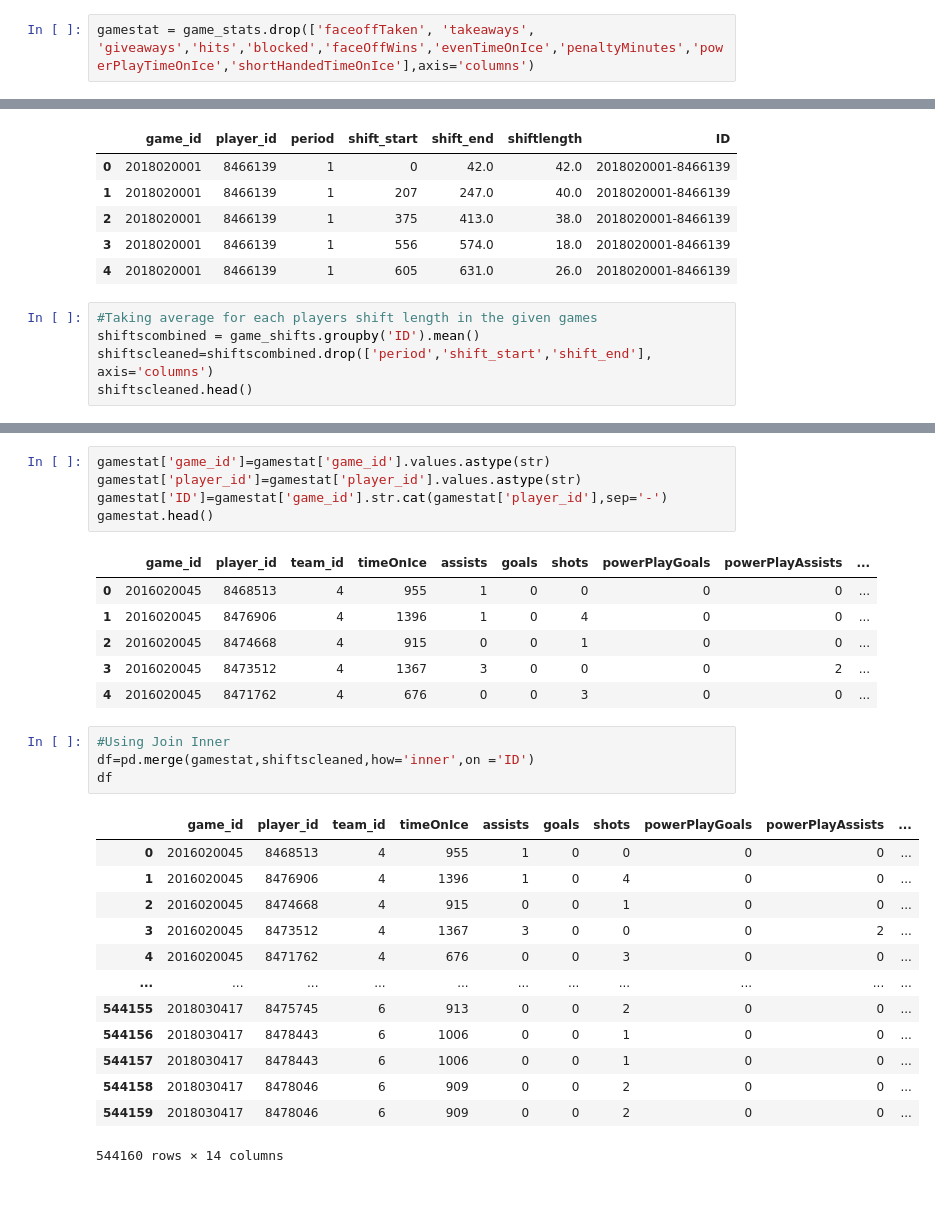
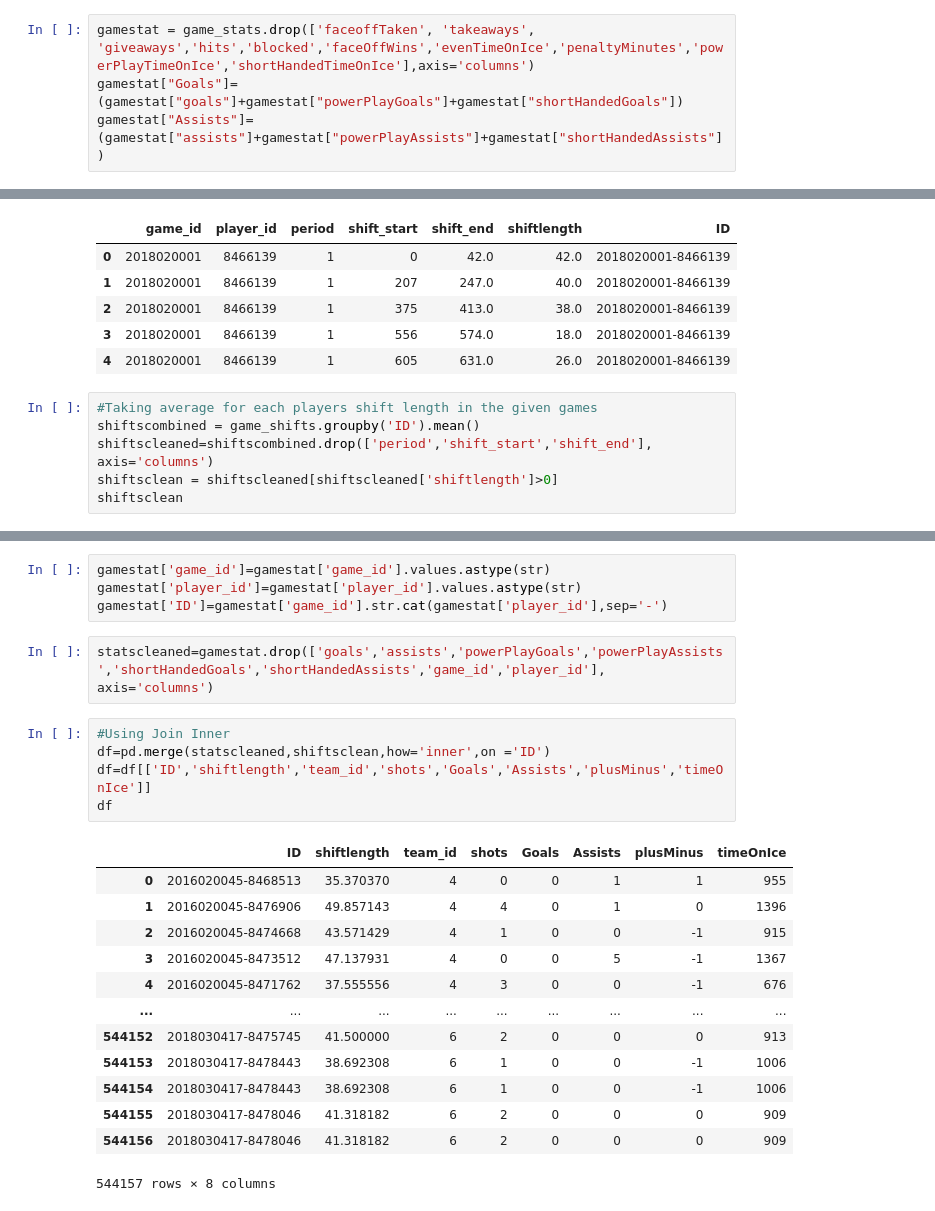
Before and after one commit to data301-2021-summer2/project-group39-project, a Jupyter notebook: analysis/Vanessa/Milestone2.ipynb, the cells around one changed output, grey strips where cells are left out. Saved outputs shown, nothing was run; the diff lists cells and outputs as text.

```diff
--- a/analysis/Vanessa/Milestone2.ipynb
+++ b/analysis/Vanessa/Milestone2.ipynb
@@ -34,6 +36,8 @@ game_stats.head()
 Removing unecessary columns
 # %%
 gamestat = game_stats.drop(['faceoffTaken', 'takeaways', 'giveaways','hits','blocked','faceOffWins','evenTimeOnIce','penaltyMinutes','powerPlayTimeOnIce','shortHandedTimeOnIce'],axis='columns')
+gamestat["Goals"]=(gamestat["goals"]+gamestat["powerPlayGoals"]+gamestat["shortHandedGoals"])
+gamestat["Assists"]=(gamestat["assists"]+gamestat["powerPlayAssists"]+gamestat["shortHandedAssists"])
 # %%
 ###Calculting the length of shifts for each of the players in each game
 game_shifts['shiftlength']=(game_shifts['shift_end']-game_shifts['shift_start'])
@@ -55,7 +59,8 @@ game_shifts.head()
 #Taking average for each players shift length in the given games
 shiftscombined = game_shifts.groupby('ID').mean()
 shiftscleaned=shiftscombined.drop(['period','shift_start','shift_end'], axis='columns')
-shiftscleaned.head()
+shiftsclean = shiftscleaned[shiftscleaned['shiftlength']>0]
+shiftsclean
 # %% [output]
 |  | shiftlength |
 | ID |  |
@@ -68,29 +80,24 @@ shiftscleaned.head()
 gamestat['game_id']=gamestat['game_id'].values.astype(str)
 gamestat['player_id']=gamestat['player_id'].values.astype(str)
 gamestat['ID']=gamestat['game_id'].str.cat(gamestat['player_id'],sep='-')
-gamestat.head()
-# %% [output]
-|  | game_id | player_id | team_id | timeOnIce | assists | goals | shots | powerPlayGoals | powerPlayAssists | ... |
-| 0 | 2016020045 | 8468513 | 4 | 955 | 1 | 0 | 0 | 0 | 0 | ... |
-| 1 | 2016020045 | 8476906 | 4 | 1396 | 1 | 0 | 4 | 0 | 0 | ... |
-| 2 | 2016020045 | 8474668 | 4 | 915 | 0 | 0 | 1 | 0 | 0 | ... |
-| 3 | 2016020045 | 8473512 | 4 | 1367 | 3 | 0 | 0 | 0 | 2 | ... |
-| 4 | 2016020045 | 8471762 | 4 | 676 | 0 | 0 | 3 | 0 | 0 | ... |
+# %%
+statscleaned=gamestat.drop(['goals','assists','powerPlayGoals','powerPlayAssists','shortHandedGoals','shortHandedAssists','game_id','player_id'], axis='columns')
 # %%
 #Using Join Inner
-df=pd.merge(gamestat,shiftscleaned,how='inner',on ='ID')
+df=pd.merge(statscleaned,shiftsclean,how='inner',on ='ID')
+df=df[['ID','shiftlength','team_id','shots','Goals','Assists','plusMinus','timeOnIce']]
 df
 # %% [output]
-|  | game_id | player_id | team_id | timeOnIce | assists | goals | shots | powerPlayGoals | powerPlayAssists | ... |
-| 0 | 2016020045 | 8468513 | 4 | 955 | 1 | 0 | 0 | 0 | 0 | ... |
-| 1 | 2016020045 | 8476906 | 4 | 1396 | 1 | 0 | 4 | 0 | 0 | ... |
-| 2 | 2016020045 | 8474668 | 4 | 915 | 0 | 0 | 1 | 0 | 0 | ... |
-| 3 | 2016020045 | 8473512 | 4 | 1367 | 3 | 0 | 0 | 0 | 2 | ... |
-| 4 | 2016020045 | 8471762 | 4 | 676 | 0 | 0 | 3 | 0 | 0 | ... |
-| ... | ... | ... | ... | ... | ... | ... | ... | ... | ... | ... |
-| 544155 | 2018030417 | 8475745 | 6 | 913 | 0 | 0 | 2 | 0 | 0 | ... |
-| 544156 | 2018030417 | 8478443 | 6 | 1006 | 0 | 0 | 1 | 0 | 0 | ... |
-| 544157 | 2018030417 | 8478443 | 6 | 1006 | 0 | 0 | 1 | 0 | 0 | ... |
-| 544158 | 2018030417 | 8478046 | 6 | 909 | 0 | 0 | 2 | 0 | 0 | ... |
-| 544159 | 2018030417 | 8478046 | 6 | 909 | 0 | 0 | 2 | 0 | 0 | ... |
+|  | ID | shiftlength | team_id | shots | Goals | Assists | plusMinus | timeOnIce |
+| 0 | 2016020045-8468513 | 35.370370 | 4 | 0 | 0 | 1 | 1 | 955 |
+| 1 | 2016020045-8476906 | 49.857143 | 4 | 4 | 0 | 1 | 0 | 1396 |
+| 2 | 2016020045-8474668 | 43.571429 | 4 | 1 | 0 | 0 | -1 | 915 |
+| 3 | 2016020045-8473512 | 47.137931 | 4 | 0 | 0 | 5 | -1 | 1367 |
+| 4 | 2016020045-8471762 | 37.555556 | 4 | 3 | 0 | 0 | -1 | 676 |
+| ... | ... | ... | ... | ... | ... | ... | ... | ... |
+| 544152 | 2018030417-8475745 | 41.500000 | 6 | 2 | 0 | 0 | 0 | 913 |
+| 544153 | 2018030417-8478443 | 38.692308 | 6 | 1 | 0 | 0 | -1 | 1006 |
+| 544154 | 2018030417-8478443 | 38.692308 | 6 | 1 | 0 | 0 | -1 | 1006 |
+| 544155 | 2018030417-8478046 | 41.318182 | 6 | 2 | 0 | 0 | 0 | 909 |
+| 544156 | 2018030417-8478046 | 41.318182 | 6 | 2 | 0 | 0 | 0 | 909 |
-544160 rows × 14 columns
+544157 rows × 8 columns
```
Also changed, not shown: parts of 6 cells of this notebook, 2 other files.
